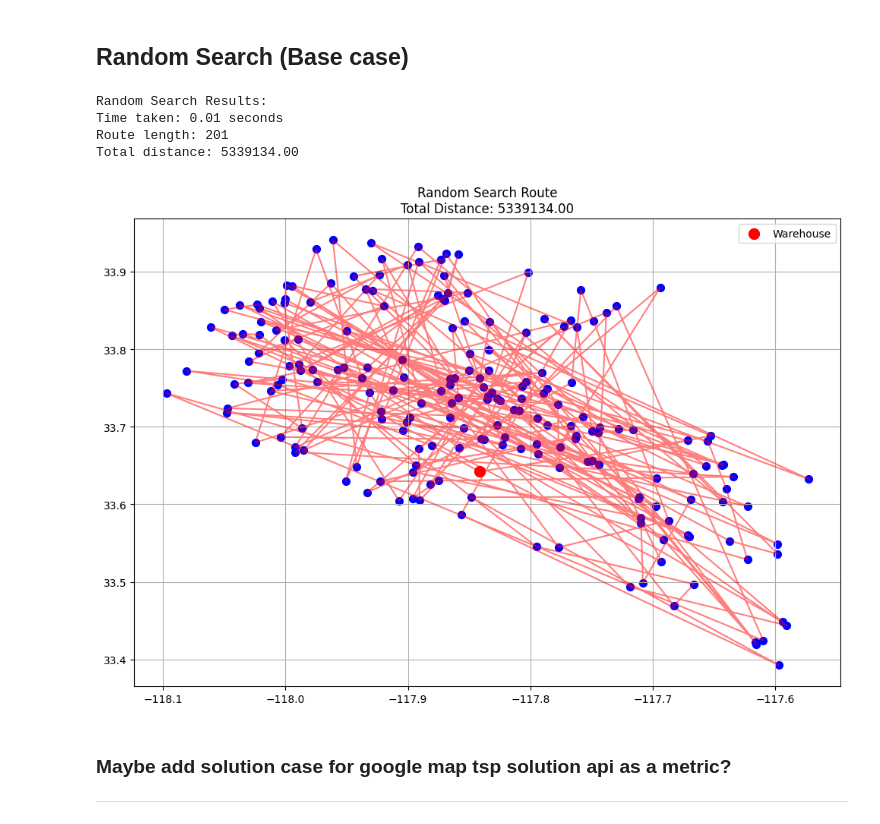
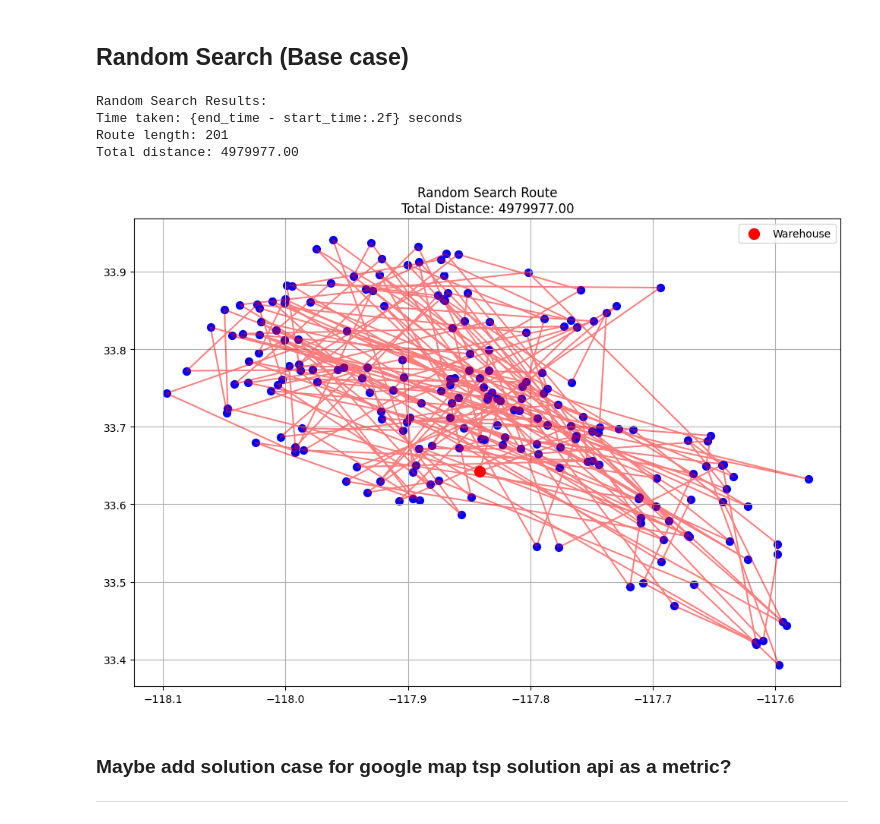
Before and after one commit to Hyunwoo36/uci_tsp, a Jupyter notebook: TSPsolver.ipynb, the cells around one changed output. Saved outputs shown, nothing was run; the diff lists cells and outputs as text; code cells hidden in the pictures.

```diff
--- a/TSPsolver.ipynb
+++ b/TSPsolver.ipynb
@@ -139,7 +225,7 @@ except:
 ## Random Search (Base case)
 # %%
 # Change it to 10000 later
-def random_search(n_samples=100):
+def random_search(n_samples=10000):
     """Implement Random Search algorithm"""
     best_route = None
     best_distance = float('inf')  # Initialize with infinity
@@ -155,6 +241,7 @@ def random_search(n_samples=100):
         current_distance = calculate_route_distance(current_route, distance_matrix)
 
         # Update best route if current route is better
+        # Take the average?
         if current_distance < best_distance:
             best_distance = current_distance
             best_route = current_route
@@ -163,24 +250,26 @@ def random_search(n_samples=100):
 # %%
 # Test Random Search
 try:
     start_time = time()
     random_route = random_search()
     end_time = time()
+    random_time = "{end_time - start_time:.2f}"
+    random_distance = calculate_route_distance(random_route, distance_matrix)
 
     print("\nRandom Search Results:")
-    print(f"Time taken: {end_time - start_time:.2f} seconds")
+    print("Time taken: " + random_time + " seconds")
     print(f"Route length: {len(random_route)}")
-    print(f"Total distance: {calculate_route_distance(random_route, distance_matrix):.2f}")
+    print(f"Total distance: {random_distance:.2f}")
 
     plot_route(random_route, locations_mapping, distance_matrix, "Random Search Route")
 except Exception as e:
     print(f"Error in Random Search: {str(e)}")
 # %% [output]
 Random Search Results:
-Time taken: 0.01 seconds
+Time taken: {end_time - start_time:.2f} seconds
 Route length: 201
-Total distance: 5339134.00
+Total distance: 4979977.00
-[figure, old version]
+[figure, new version]
 # %% [markdown]
 ### Maybe add solution case for google map tsp solution api as a metric?
 
```
Also changed, not shown: parts of 15 cells of this notebook, 1 other file.
